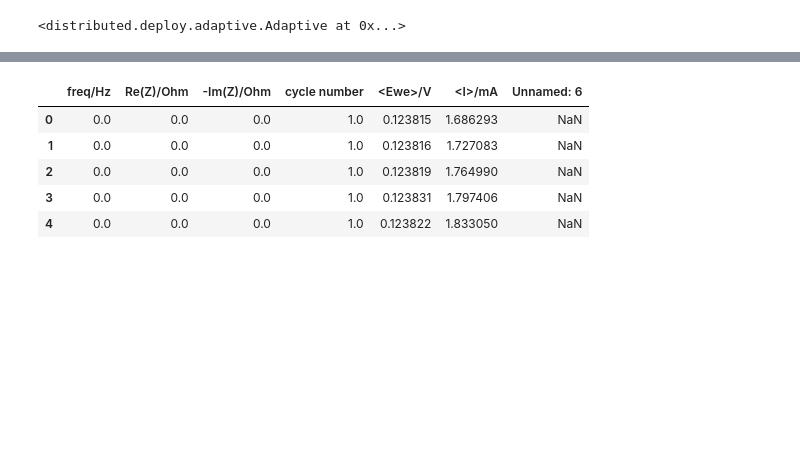
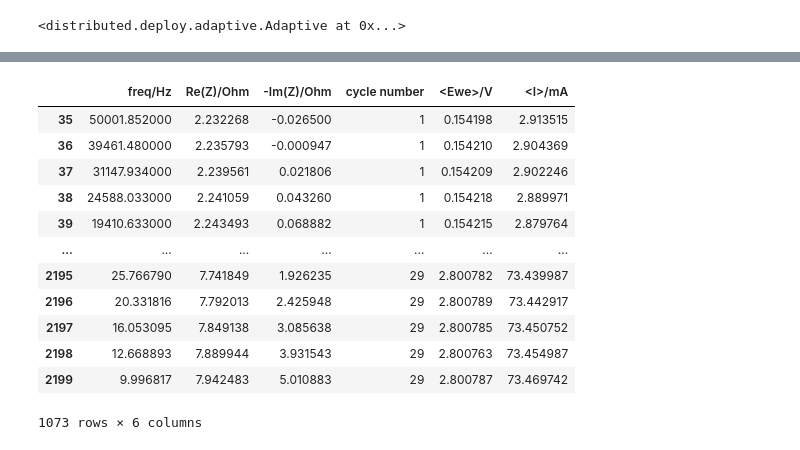
Before and after one commit to EricViklund/nbeis, a Jupyter notebook: DRT-Compute.ipynb, the cells around one changed output, grey strips where cells are left out. Cells and saved outputs as stored; diff of their text form; code cells hidden in the pictures; blank space fills up the shorter version.

```diff
--- a/DRT-Compute.ipynb
+++ b/DRT-Compute.ipynb
@@ -33,12 +33,22 @@ Scheduler-12fb9137-8abd-44e1-b572-c1ae77d5315d
 Workers
 # %%
 import dask.dataframe as dd
-df = dd.read_csv('Data/text_files/S35_SPEIS_0-4V_21C_trial1_C01.txt',sep='\t')
-df.head()
+import numpy as np
+
+import os
+import re
+
+# get the list of files and directories in the raw data  directory
+directory = 'Data/text_files/'
+text_files = os.listdir(directory)
+
+data_list = []
+
+
+# add the data to each sample
+for file in text_files:
+    data = dd.read_csv(directory+file,delimiter='\t').drop('Unnamed: 6', axis=1)
+    data = data[data['freq/Hz']!=0.0]
+    data = data.astype({'cycle number': int})
+
+    data_list.append(data)
-# %% [output]
-|  | freq/Hz | Re(Z)/Ohm | -Im(Z)/Ohm | cycle number | <Ewe>/V | <I>/mA | Unnamed: 6 |
-| 0 | 0.0 | 0.0 | 0.0 | 1.0 | 0.123815 | 1.686293 | NaN |
-| 1 | 0.0 | 0.0 | 0.0 | 1.0 | 0.123816 | 1.727083 | NaN |
-| 2 | 0.0 | 0.0 | 0.0 | 1.0 | 0.123819 | 1.764990 | NaN |
-| 3 | 0.0 | 0.0 | 0.0 | 1.0 | 0.123831 | 1.797406 | NaN |
-| 4 | 0.0 | 0.0 | 0.0 | 1.0 | 0.123822 | 1.833050 | NaN |
@@ -46,0 +55,16 @@ df['freq/Hz'].head()
+# %%
+data_list[0].compute()
+# %% [output]
+|  | freq/Hz | Re(Z)/Ohm | -Im(Z)/Ohm | cycle number | <Ewe>/V | <I>/mA |
+| 35 | 50001.852000 | 2.232268 | -0.026500 | 1 | 0.154198 | 2.913515 |
+| 36 | 39461.480000 | 2.235793 | -0.000947 | 1 | 0.154210 | 2.904369 |
+| 37 | 31147.934000 | 2.239561 | 0.021806 | 1 | 0.154209 | 2.902246 |
+| 38 | 24588.033000 | 2.241059 | 0.043260 | 1 | 0.154218 | 2.889971 |
+| 39 | 19410.633000 | 2.243493 | 0.068882 | 1 | 0.154215 | 2.879764 |
+| ... | ... | ... | ... | ... | ... | ... |
+| 2195 | 25.766790 | 7.741849 | 1.926235 | 29 | 2.800782 | 73.439987 |
+| 2196 | 20.331816 | 7.792013 | 2.425948 | 29 | 2.800789 | 73.442917 |
+| 2197 | 16.053095 | 7.849138 | 3.085638 | 29 | 2.800785 | 73.450752 |
+| 2198 | 12.668893 | 7.889944 | 3.931543 | 29 | 2.800763 | 73.454987 |
+| 2199 | 9.996817 | 7.942483 | 5.010883 | 29 | 2.800787 | 73.469742 |
+1073 rows × 6 columns
```
Also changed, not shown: parts of 5 cells of this notebook.
